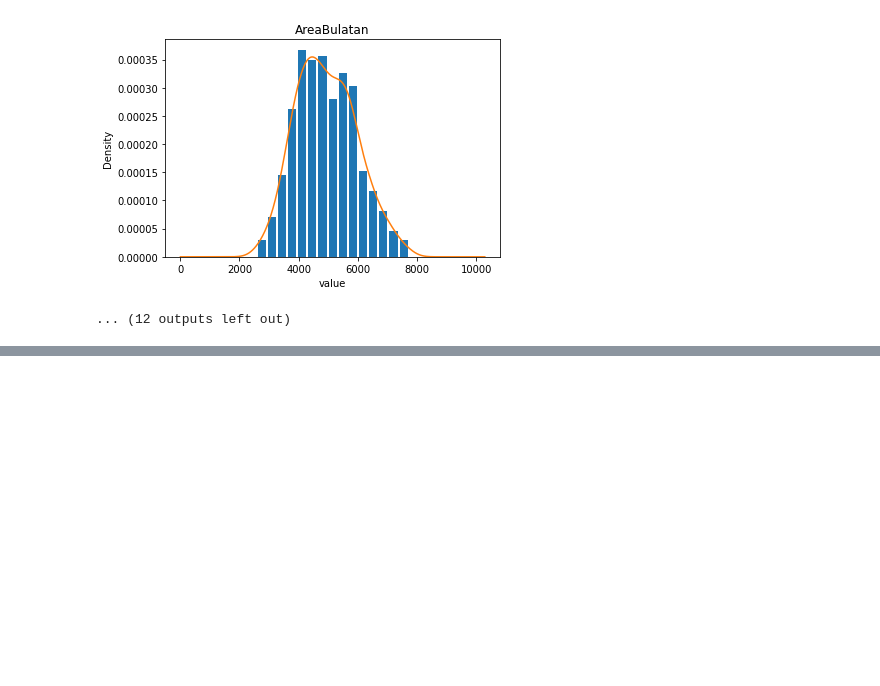
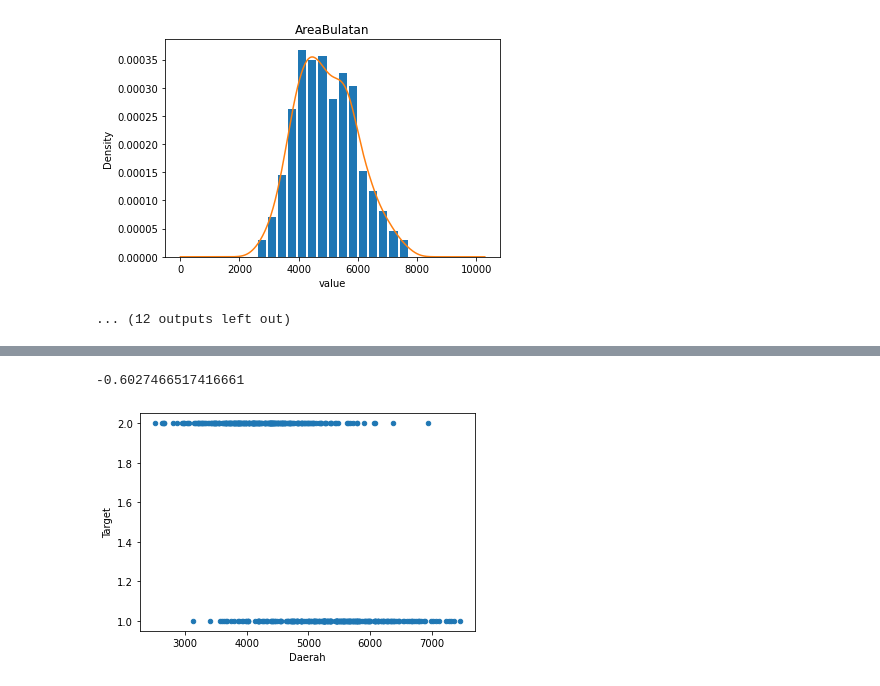
Before and after one commit to nthnieljson/hypothesis-testing, a Jupyter notebook: Untitled.ipynb, the cells around one changed output, grey strips where cells are left out. Cells and saved outputs as stored; diff of their text form; code cells hidden in the pictures; blank space fills up the shorter version.

```diff
--- a/Untitled.ipynb
+++ b/Untitled.ipynb
@@ -109,7 +109,7 @@ columnNamesGandum = [
     "Ransum",
     "Target"
 ]
-dfGandum = pd.read_csv(f"./{datasetFilename}", names = columnNamesGandum)
+dfGandum = pd.read_csv(f"Gandum.csv", names = columnNamesGandum)
 
 dfGandum.head()
 # %% [output]
@@ -1067,0 +1086,6 @@ Daerah kritis = Z > 1.6449 atau Z < -1.6449, dan Z = -3.6273812505500587, maka
+# %%
+dfGandum.plot(kind='scatter',x='Daerah',y='Target')
+print(dfGandum['Daerah'].corr(dfGandum['Target']))
+# %% [output]
+-0.6027466517416661
+[figure, added]
```
Also changed, not shown: parts of 29 cells of this notebook.
